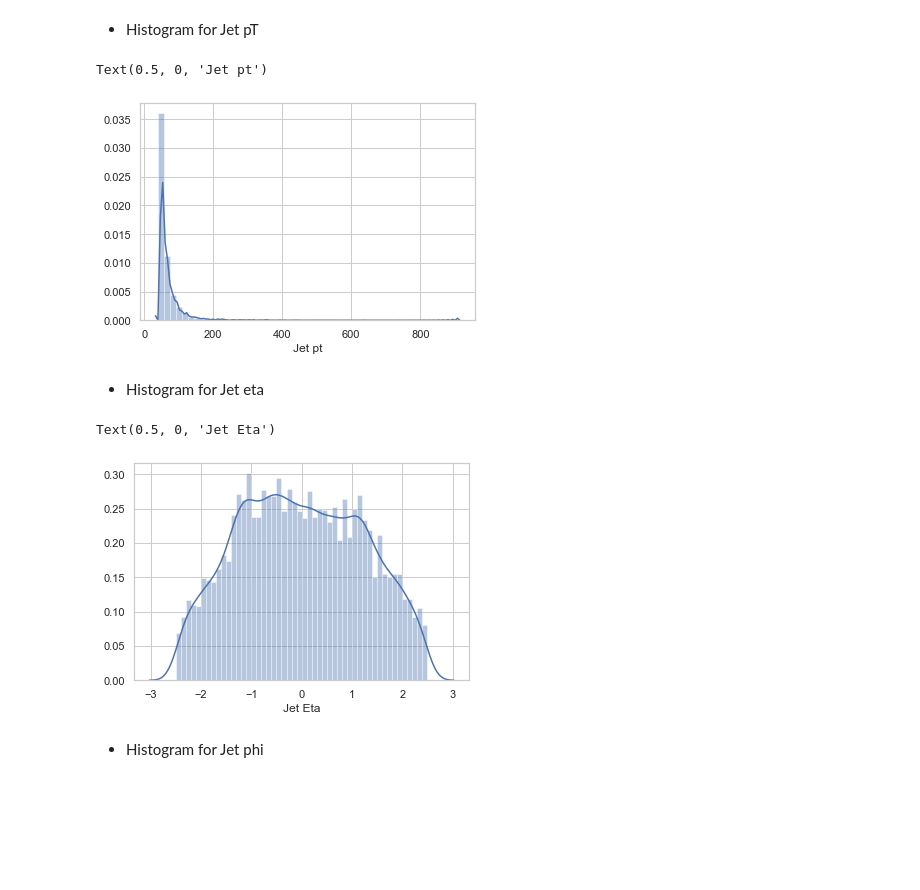
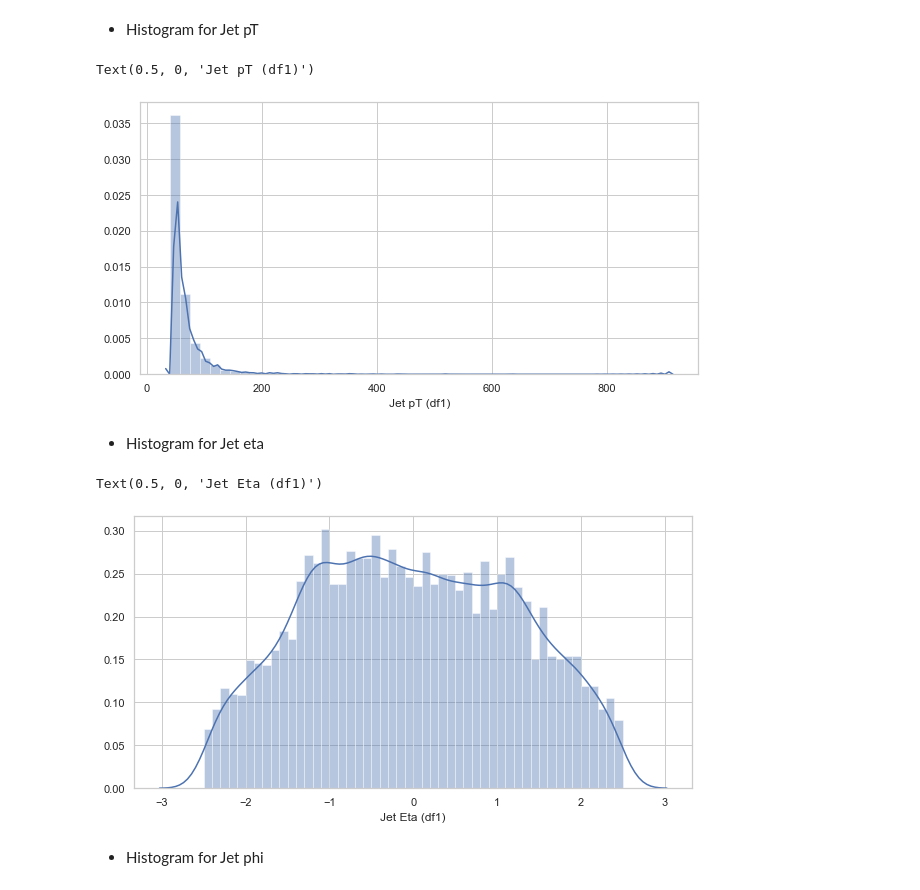
Before and after one commit to 2020-Winter-427/03-long-lived-particle-simulation-data-JinLee21, a Jupyter notebook: Lab 3_Jin Lee.ipynb, the cells around one changed output. Drawn from its saved outputs; the diff is of its cells as text; code cells hidden in the pictures; blank space fills up the shorter version.

```diff
--- a/Lab 3_Jin Lee.ipynb
+++ b/Lab 3_Jin Lee.ipynb
@@ -78,24 +78,25 @@ df1
 # Defining function to make histograms
 def hist(varName,binNum):
     varName = df_1_tree.pandas.df([varName])
+    plt.figure(figsize = (10, 5))
     sns.set(style = "whitegrid")
     sns.distplot(varName, bins = binNum)
 # %% [markdown]
 * Histogram for Jet pT
 # %%
 hist("JetPt",50)
-plt.xlabel("Jet pt")
+plt.xlabel("Jet pT (df1)")
 # %% [output]
-Text(0.5, 0, 'Jet pt')
+Text(0.5, 0, 'Jet pT (df1)')
-[figure, old version]
+[figure, new version]
 # %% [markdown]
 * Histogram for Jet eta
 # %%
 hist("JetEta",50)
-plt.xlabel("Jet Eta")
+plt.xlabel("Jet Eta (df1)")
 # %% [output]
-Text(0.5, 0, 'Jet Eta')
+Text(0.5, 0, 'Jet Eta (df1)')
-[figure, old version]
+[figure, new version]
 # %% [markdown]
 * Histogram for Jet phi
 # %%
```
Also changed, not shown: parts of 56 cells of this notebook.
